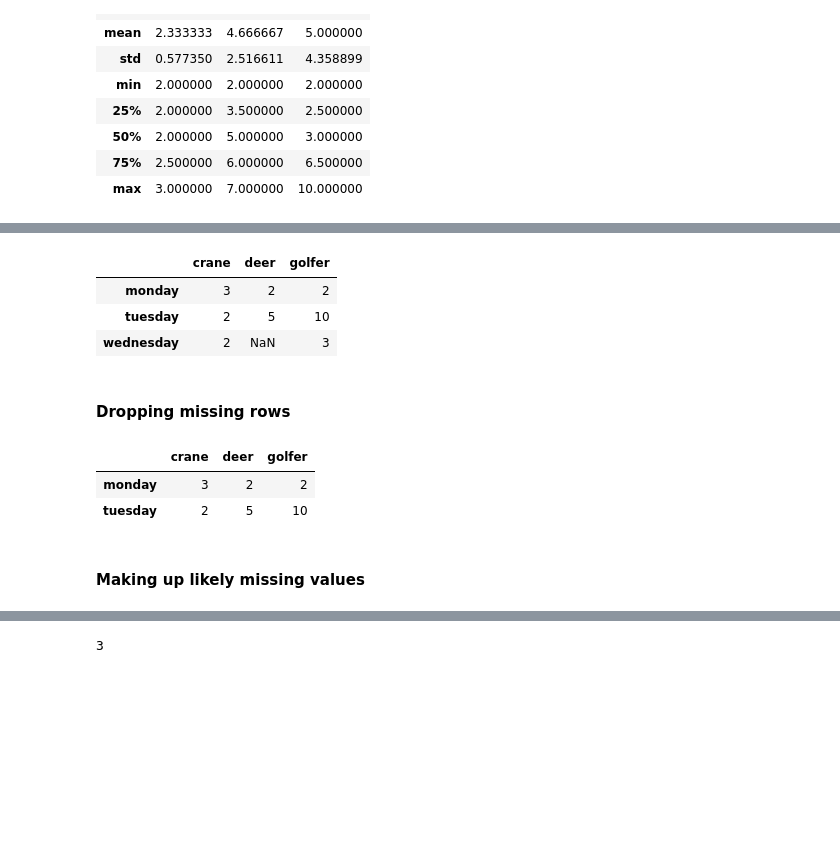
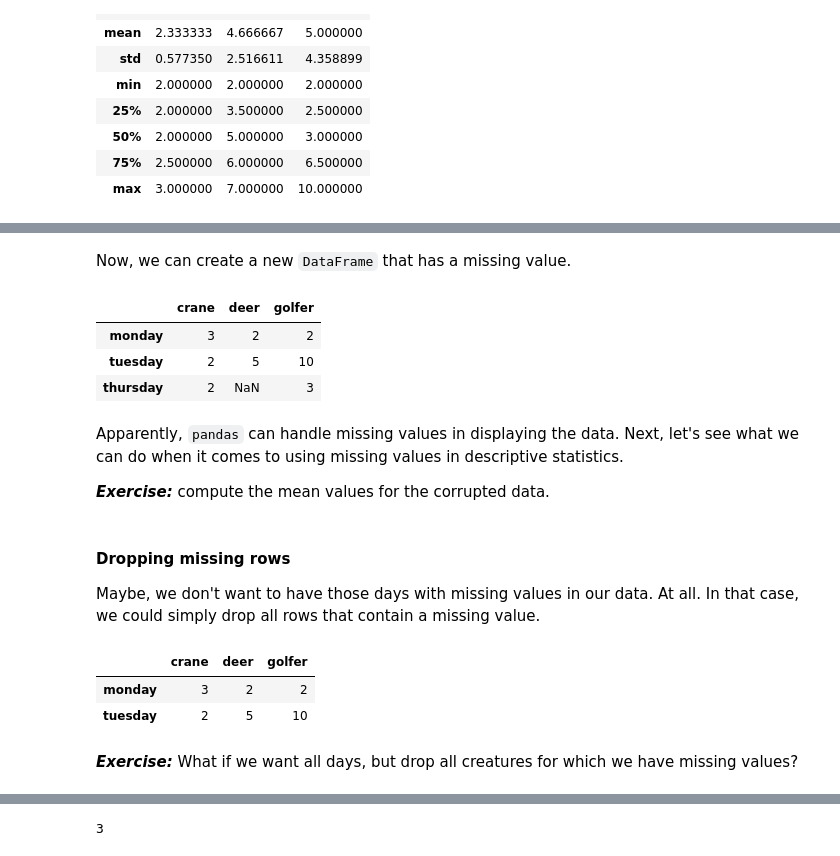
Before and after one commit to andersjo/scientific-programming-2015, a Jupyter notebook: tutorials/tutorial02/Overview - pandas library.ipynb, the cells around one changed output, grey strips where cells are left out. Drawn from its saved outputs; the diff is of its cells as text; code cells hidden in the pictures; blank space fills up the shorter version.

Commit message:
tutorial exercise

```diff
--- a/tutorials/tutorial02/Overview - pandas library.ipynb
+++ b/tutorials/tutorial02/Overview - pandas library.ipynb
@@ -144,12 +158,15 @@ daily_walks.T.describe()
+# %% [markdown]
+Now, we can create a new `DataFrame` that has a missing value.
 # %%
-observations[2][1] = None
 confused_daily_walks = pd.DataFrame(observations, columns=['crane', 'deer', 'golfer'],
-             index=['monday', 'tuesday', 'wednesday'])
+             index=['monday', 'tuesday', 'thursday'])
 confused_daily_walks
 # %% [output]
 |  | crane | deer | golfer |
 | monday | 3 | 2 | 2 |
 | tuesday | 2 | 5 | 10 |
-| wednesday | 2 | NaN | 3 |
+| thursday | 2 | NaN | 3 |
-# %% [markdown]
-#### Dropping missing rows
+# %% [markdown]
+Apparently, `pandas` can handle missing values in displaying the data. Next, let's see what we can do when it comes to using missing values in descriptive statistics.
+
+***Exercise:*** compute the mean values for the corrupted data.
@@ -156,8 +175,11 @@ confused_daily_walks
+# %% [markdown]
+#### Dropping missing rows
+Maybe, we don't want to have those days with missing values in our data. At all. In that case, we could simply drop all rows that contain a missing value.
 # %%
 confused_daily_walks.dropna()
 # %% [output]
 |  | crane | deer | golfer |
 | monday | 3 | 2 | 2 |
 | tuesday | 2 | 5 | 10 |
-# %% [markdown]
-#### Making up likely missing values
+# %% [markdown]
+***Exercise:*** What if we want all days, but drop all creatures for which we have missing values?
```
Also changed, not shown: parts of 99 cells of this notebook, 1 other file.
